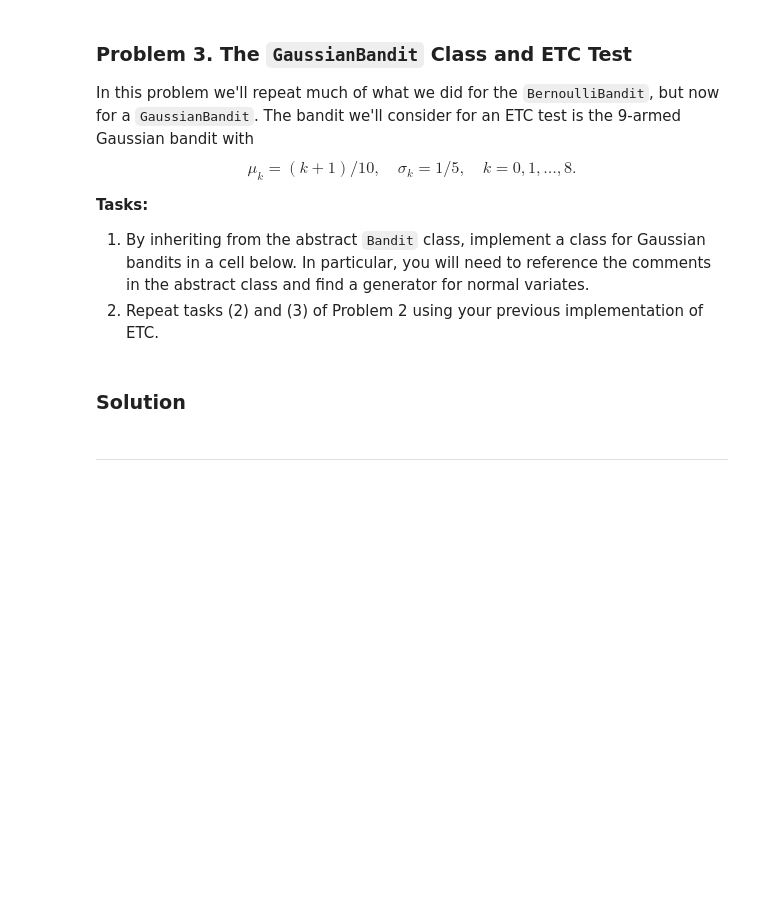
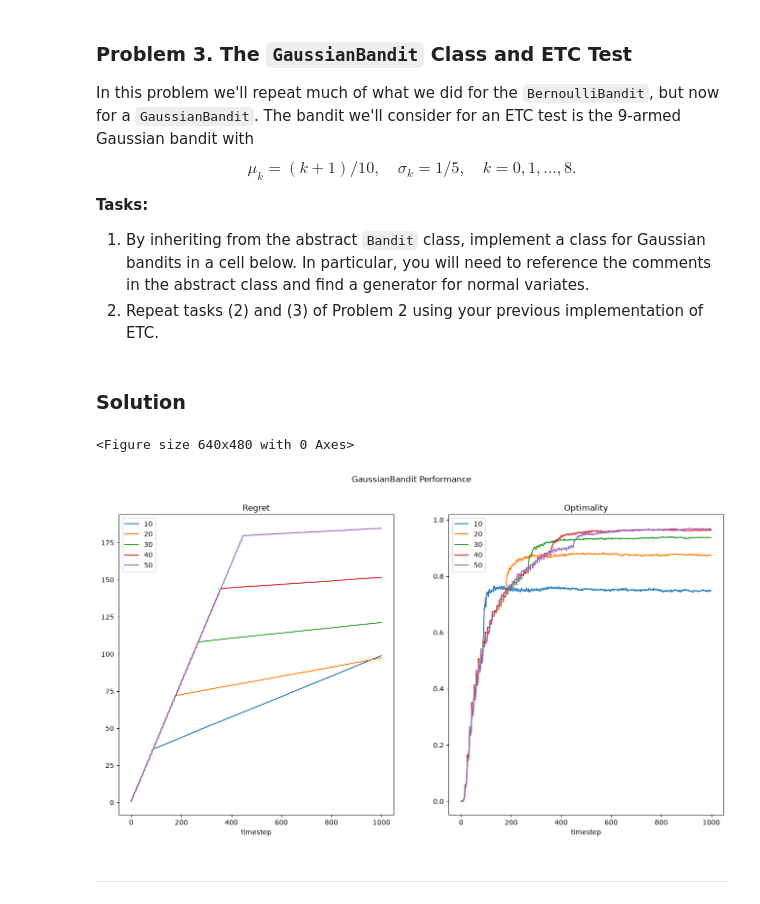
Before and after one commit to kallefrisk/Schoolwork, a Jupyter notebook: Python/ReinforcementLearning/4ma903_lab1.ipynb, the cells around one changed output. Saved outputs shown, nothing was run; the diff lists cells and outputs as text; code cells hidden in the pictures; blank space fills up the shorter version.

```diff
--- a/Python/ReinforcementLearning/4ma903_lab1.ipynb
+++ b/Python/ReinforcementLearning/4ma903_lab1.ipynb
@@ -280,30 +280,33 @@ def run_experiment_gaussian(bandit_means, bandit_sigmas, horizon=1000,
 # %%
 arms = 9
 bandit_means = [(k+1)/10 for k in range(arms)]
 bandit_sigmas = [1/5 for k in range(arms)]
 horizon = 1000
-m_values = (1, 2, 5, 10, 20, 50, 100)
+m_values = [10 * k for k in range(1, 6)]
 n_runs = 2000
 
 results, mu_star, k_star = run_experiment_bernoulli(bandit_thetas=bandit_thetas, horizon=horizon, m_values=m_values, n_runs=n_runs)
 
 plt.figure()
 fig, axes = plt.subplots(1, 2, figsize=[16, 8])
 plt.suptitle("GaussianBandit Performance")
 plt.subplot(1, 2, 1)
 plt.title("Regret")
 plt.xlabel("timestep")
 plt.subplot(1, 2, 2)
 plt.title("Optimality")
 plt.xlabel("timestep")
 
 for m in results.keys():
     axes[0].plot(np.arange(0, horizon), results[m]["avg_regret"], label=m)
     axes[1].plot(np.arange(0, horizon), results[m]["avg_opt"], label=m)
 
 axes[0].legend()
 axes[1].legend()
 plt.show()
+# %% [output]
+<Figure size 640x480 with 0 Axes>
+[figure, added]
 # %% [markdown]
 ---
 # %% [markdown]
```
Also changed, not shown: parts of 12 cells of this notebook.
